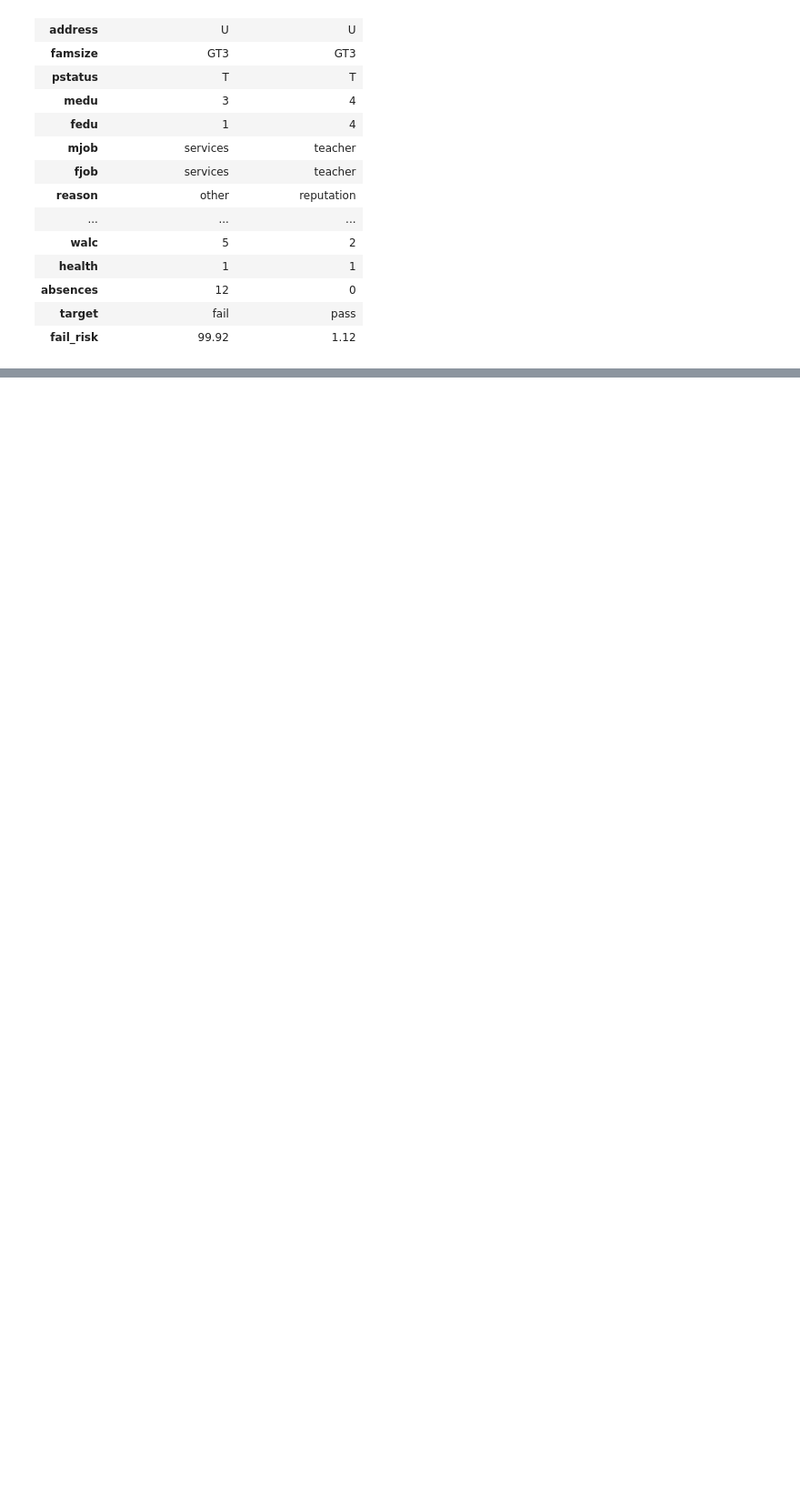
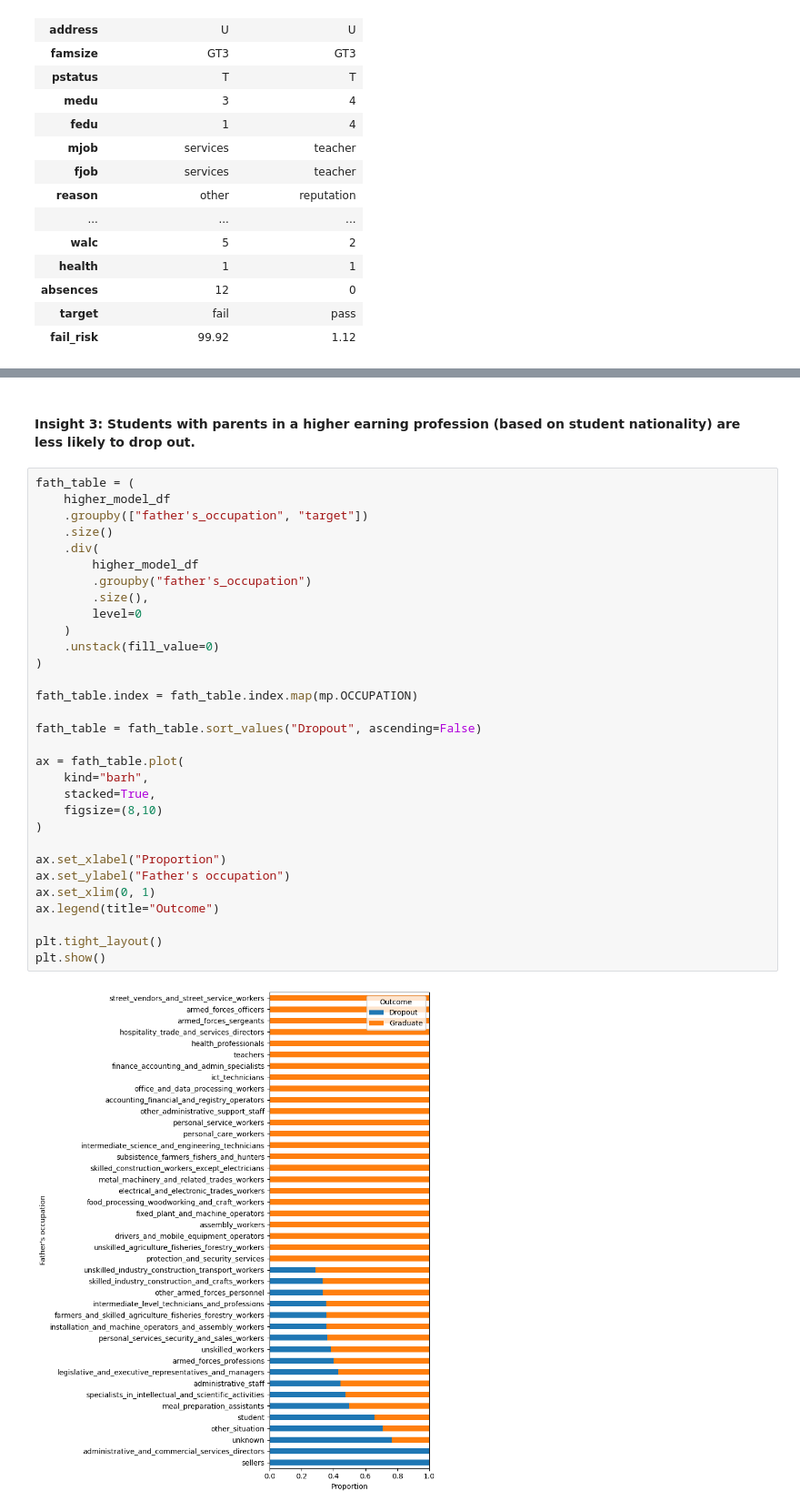
Before and after one commit to JakeCallcut/Academic-Data-Story, a Jupyter notebook: src/eda/EDA.ipynb, the cells around one changed output, grey strips where cells are left out. Shown at 91% size. Saved outputs shown, nothing was run; the diff lists cells and outputs as text; blank space fills up the shorter version.

Commit message:
changing dropout binning and evaluating hypotheses

```diff
--- a/src/eda/EDA.ipynb
+++ b/src/eda/EDA.ipynb
@@ -130,0 +138,35 @@ display(side_by_side)
+# %% [markdown]
+#### Insight 3: Students with parents in a higher earning profession (based on student nationality) are less likely to drop out.
+# %%
+fath_table = (
+    higher_model_df
+    .groupby(["father's_occupation", "target"])
+    .size()
+    .div(
+        higher_model_df
+        .groupby("father's_occupation")
+        .size(),
+        level=0
+    )
+    .unstack(fill_value=0)
+)
+
+fath_table.index = fath_table.index.map(mp.OCCUPATION)
+
+fath_table = fath_table.sort_values("Dropout", ascending=False)
+
+ax = fath_table.plot(
+    kind="barh",
+    stacked=True,
+    figsize=(8,10)
+)
+
+ax.set_xlabel("Proportion")
+ax.set_ylabel("Father's occupation")
+ax.set_xlim(0, 1)
+ax.legend(title="Outcome")
+
+plt.tight_layout()
+plt.show()
+# %% [output]
+[figure, added]
```
Also changed, not shown: parts of 13 cells of this notebook, 4 other files.
